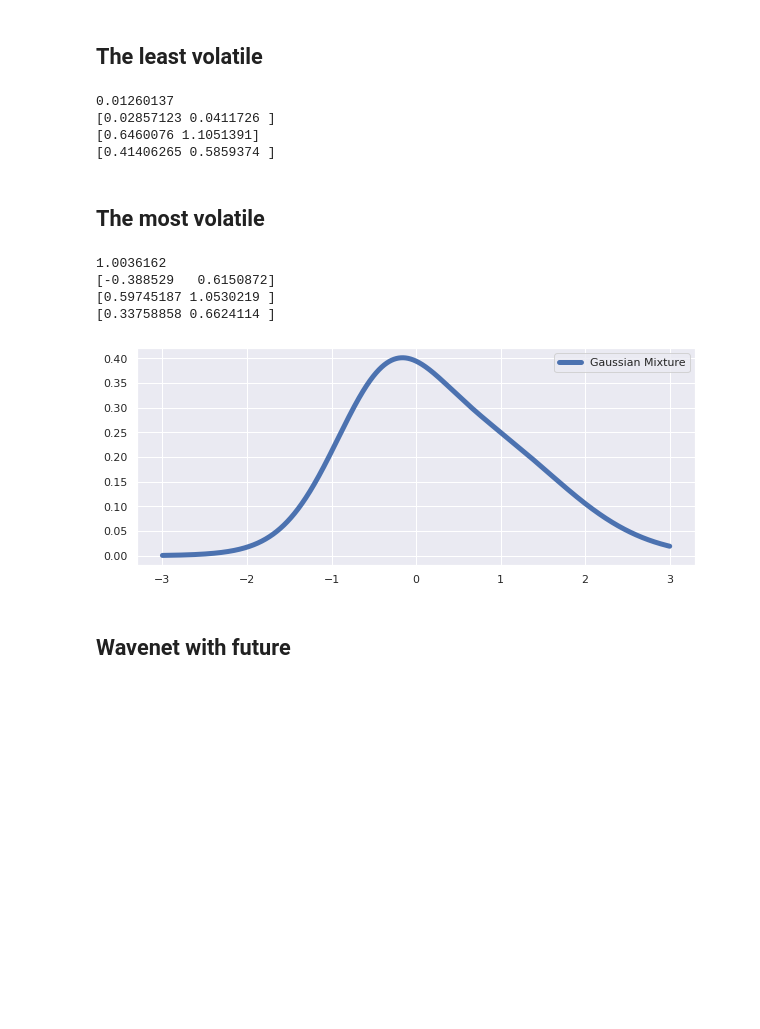
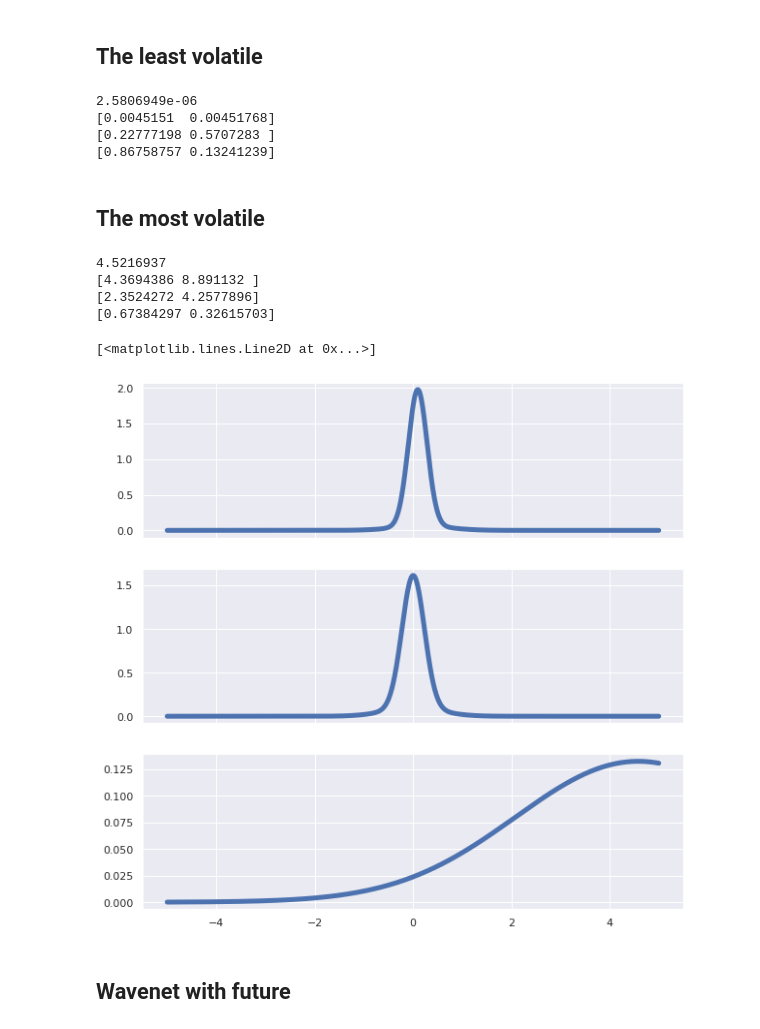
Before and after one commit to sinusgamma/probabilistic_wavenet_fx, a Jupyter notebook: wavenet_fx3.ipynb, the cells around one changed output. Drawn from its saved outputs; the diff is of its cells as text; code cells hidden in the pictures; blank space fills up the shorter version.

```diff
--- a/wavenet_fx3.ipynb
+++ b/wavenet_fx3.ipynb
@@ -1319,46 +1323,46 @@ print(np.median(np.abs(means[:,0]-means[:,1])))
 # %%
-sorted_args = np.argsort(np.abs(means[:,0]-means[:,1]))
+sorted_args_mean_diff = np.argsort(np.abs(means[:,0]-means[:,1]))
 # %% [markdown]
 ## The least volatile
 # %%
-print(np.abs(means[sorted_args[0],0]-means[sorted_args[0],1]))
-print(means[sorted_args[0]])
-print(devs[sorted_args[0]])
-print(weights[sorted_args[0]])
+print(np.abs(means[sorted_args_mean_diff[0],0]-means[sorted_args_mean_diff[0],1]))
+print(means[sorted_args_mean_diff[0]])
+print(devs[sorted_args_mean_diff[0]])
+print(weights[sorted_args_mean_diff[0]])
 # %% [output]
-0.01260137
-[0.02857123 0.0411726 ]
-[0.6460076 1.1051391]
-[0.41406265 0.5859374 ]
+2.5806949e-06
+[0.0045151  0.00451768]
+[0.22777198 0.5707283 ]
+[0.86758757 0.13241239]
 # %% [markdown]
 ## The most volatile
 # %%
-print(np.abs(means[sorted_args[-1],0]-means[sorted_args[-1],1]))
-print(means[sorted_args[-1]])
-print(devs[sorted_args[-1]])
-print(weights[sorted_args[-1]])
+print(np.abs(means[sorted_args_mean_diff[-1],0]-means[sorted_args_mean_diff[-1],1]))
+print(means[sorted_args_mean_diff[-1]])
+print(devs[sorted_args_mean_diff[-1]])
+print(weights[sorted_args_mean_diff[-1]])
 # %% [output]
-1.0036162
-[-0.388529   0.6150872]
-[0.59745187 1.0530219 ]
-[0.33758858 0.6624114 ]
+4.5216937
+[4.3694386 8.891132 ]
+[2.3524272 4.2577896]
+[0.67384297 0.32615703]
 # %%
 # rebuild the distribution of the 6th step from the forecasted data
-def mixture_builder(index):
+def mixture_builder(index, we, mn, dv):
     return tfd.MixtureSameFamily(
-        mixture_distribution=tfd.Categorical(probs=weights[index]),
+        mixture_distribution=tfd.Categorical(probs=we[index]),
         components_distribution=tfd.Normal(
-            loc=means[index],
-            scale=devs[index]))
+            loc=mn[index],
+            scale=dv[index]))
-# %%
-f = plt.figure(figsize=(10,4))
-ax = plt.gca()
-
-x = np.linspace(-3, 3, int(1e4), dtype=np.float32)
-ax.plot(x, mixture_builder(sorted_args[-1]).prob(x).numpy(), lw=5, label="Gaussian Mixture")
-_ = ax.legend()
-# %% [output]
-[figure, removed]
+# %%
+fig, axs = plt.subplots(3, sharex=True, figsize=(10,10))
+x = np.linspace(-5, 5, int(1e4), dtype=np.float32)
+axs[0].plot(x, mixture_builder(sorted_args_mean_diff[len(sorted_args_mean_diff)//2], weights, means, devs).prob(x).numpy(), lw=5)
+axs[1].plot(x, mixture_builder(sorted_args_mean_diff[0], weights, means, devs).prob(x).numpy(), lw=5)
+axs[2].plot(x, mixture_builder(sorted_args_mean_diff[-1], weights, means, devs).prob(x).numpy(), lw=5)
+# %% [output]
+[<matplotlib.lines.Line2D at 0x...>]
+[figure, added]
 # %% [markdown]
 ## Wavenet with future
 # %%
```
Also changed, not shown: parts of 30 cells of this notebook, 10 other files.
